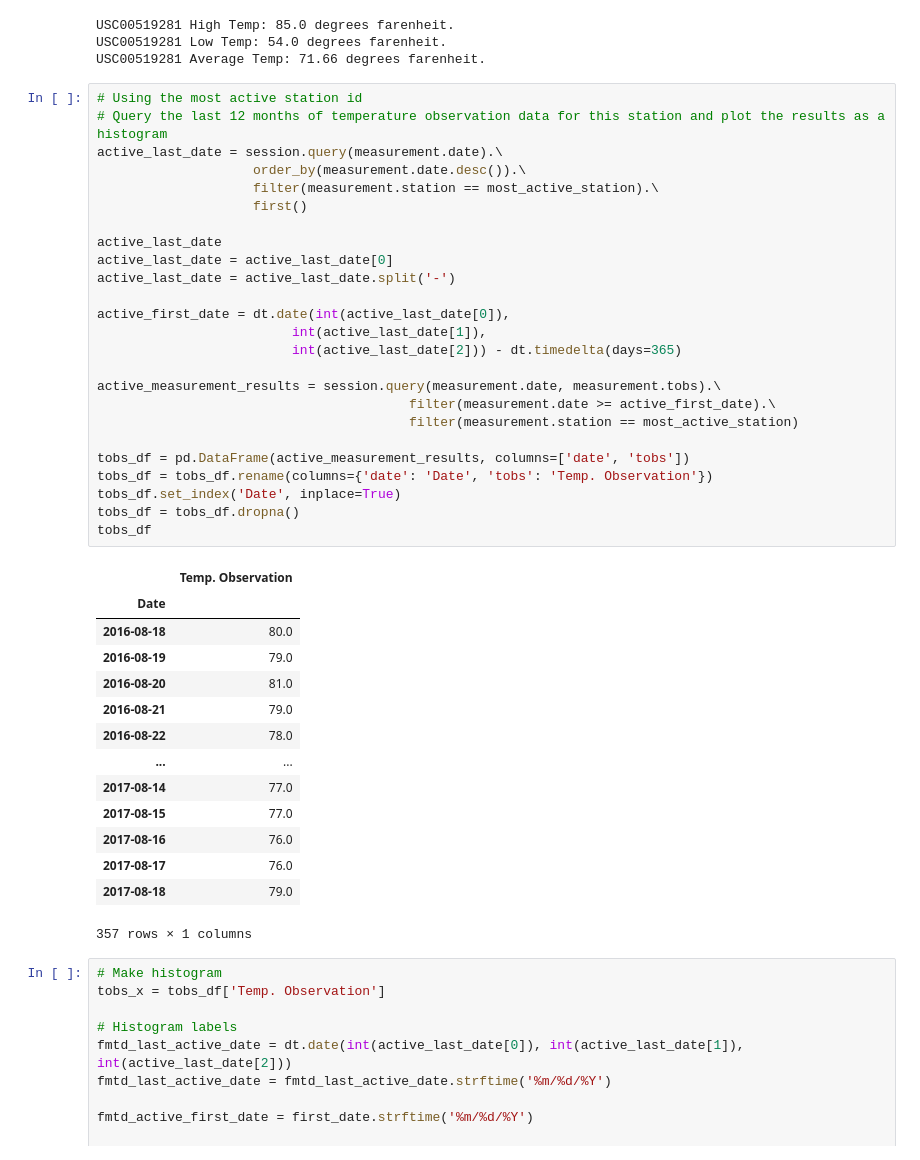
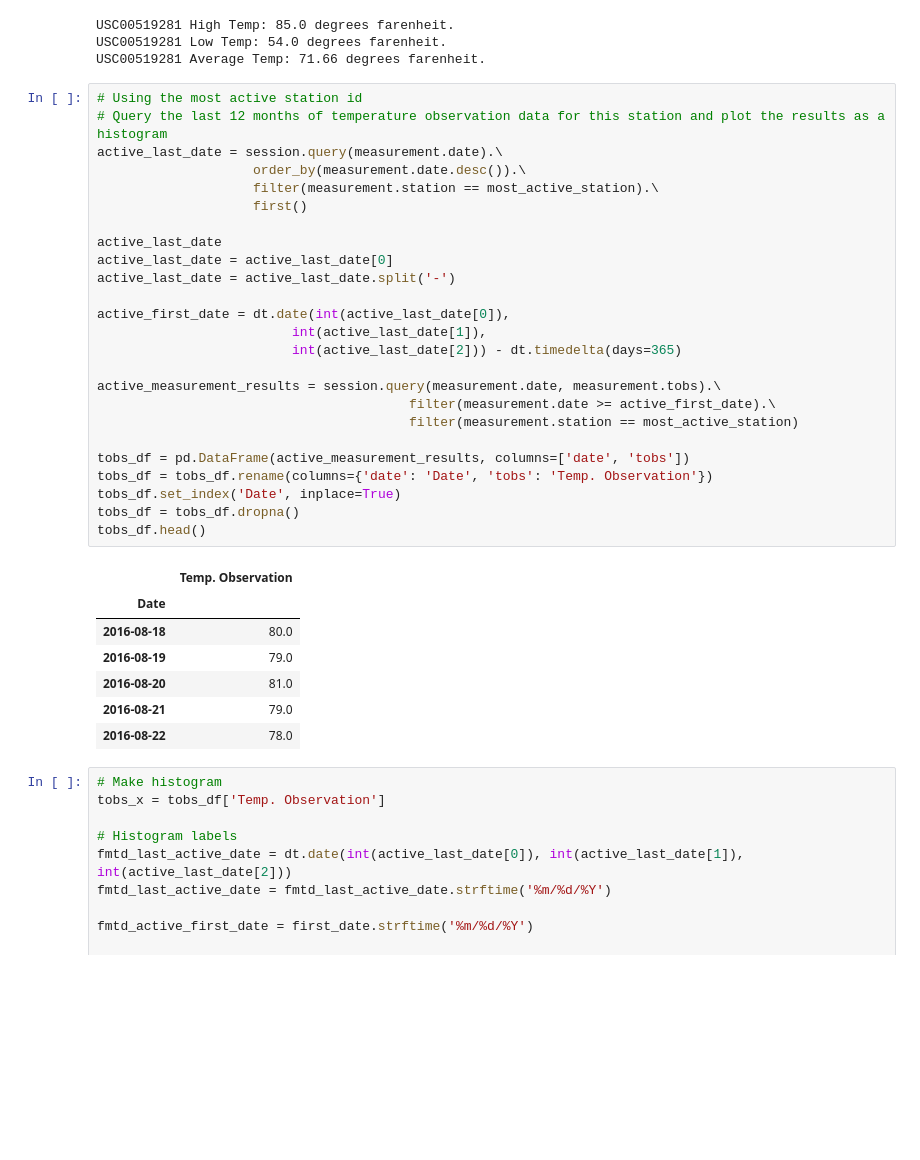
Before and after one commit to beaujeffrey03/sqlalchemy-challenge, a Jupyter notebook: climate_starter.ipynb, the cells around one changed output. Saved outputs shown, nothing was run; the diff lists cells and outputs as text; blank space fills up the shorter version.

```diff
--- a/climate_starter.ipynb
+++ b/climate_starter.ipynb
@@ -212,41 +196,34 @@ USC00519281 Average Temp: 71.66 degrees farenheit.
 # Query the last 12 months of temperature observation data for this station and plot the results as a histogram
 active_last_date = session.query(measurement.date).\
                     order_by(measurement.date.desc()).\
                     filter(measurement.station == most_active_station).\
                     first()
 
 active_last_date
 active_last_date = active_last_date[0]
 active_last_date = active_last_date.split('-')
 
 active_first_date = dt.date(int(active_last_date[0]),
                          int(active_last_date[1]),
                          int(active_last_date[2])) - dt.timedelta(days=365)
 
 active_measurement_results = session.query(measurement.date, measurement.tobs).\
                                         filter(measurement.date >= active_first_date).\
                                         filter(measurement.station == most_active_station)
 
 tobs_df = pd.DataFrame(active_measurement_results, columns=['date', 'tobs'])
 tobs_df = tobs_df.rename(columns={'date': 'Date', 'tobs': 'Temp. Observation'})
 tobs_df.set_index('Date', inplace=True)
 tobs_df = tobs_df.dropna()
-tobs_df
+tobs_df.head()
 # %% [output]
 |  | Temp. Observation |
 | Date |  |
 | 2016-08-18 | 80.0 |
 | 2016-08-19 | 79.0 |
 | 2016-08-20 | 81.0 |
 | 2016-08-21 | 79.0 |
 | 2016-08-22 | 78.0 |
-| ... | ... |
-| 2017-08-14 | 77.0 |
-| 2017-08-15 | 77.0 |
-| 2017-08-16 | 76.0 |
-| 2017-08-17 | 76.0 |
-| 2017-08-18 | 79.0 |
-357 rows × 1 columns
 # %%
 # Make histogram
 tobs_x = tobs_df['Temp. Observation']
```
Also changed, not shown: parts of 3 cells of this notebook, 1 other file.
